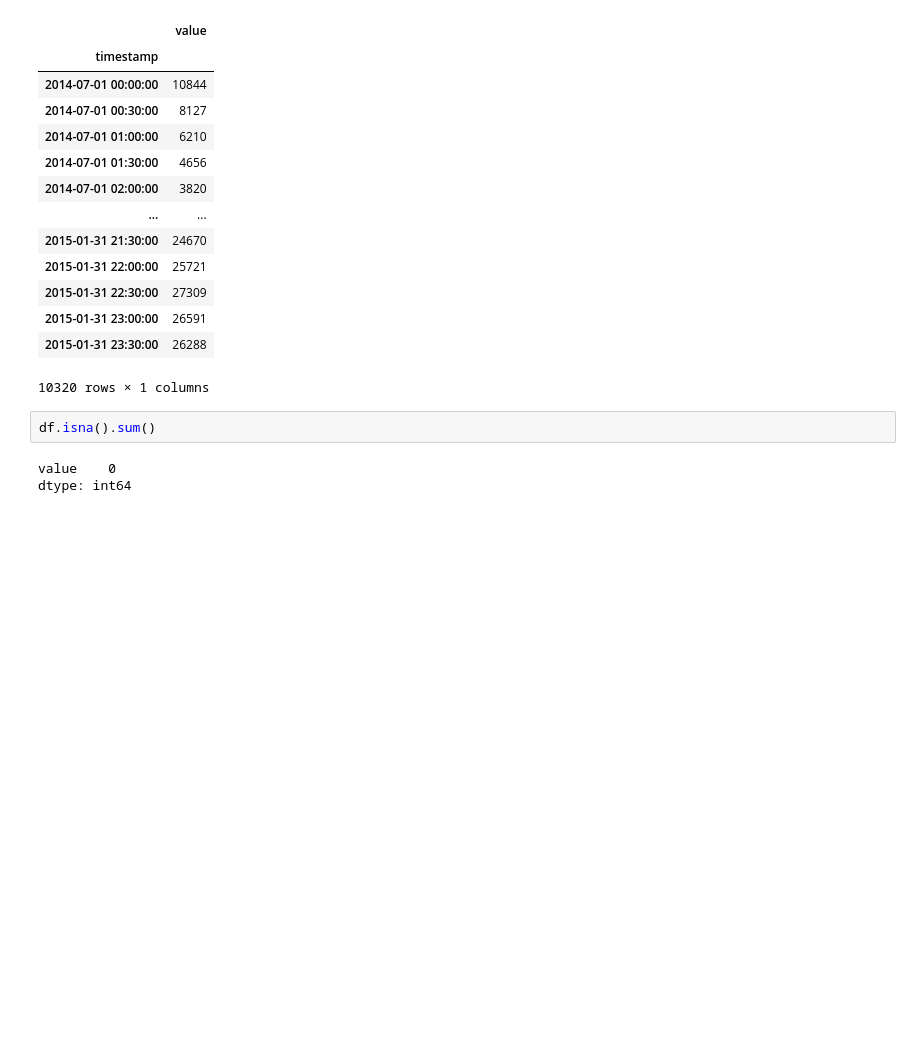
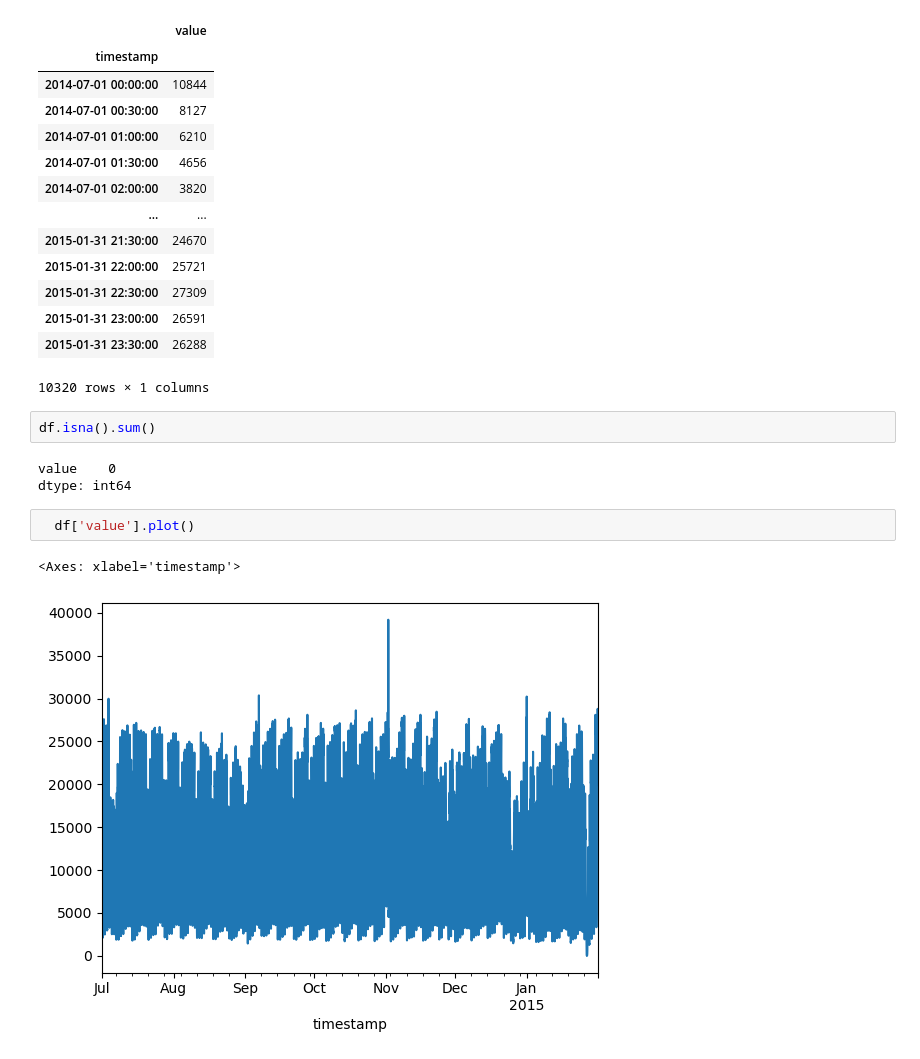
Before and after one commit to ShubhamMisar-12/NYC-Taxi-Traffic-Analysis, a Jupyter notebook: NYC Taxi Data Analysis.ipynb, the cells around one changed output. Cells and saved outputs as stored; diff of their text form; blank space fills up the shorter version.

```diff
--- a/NYC Taxi Data Analysis.ipynb
+++ b/NYC Taxi Data Analysis.ipynb
@@ -56,3 +56,8 @@ df.isna().sum()
 # %% [output]
 value    0
 dtype: int64
+# %%
+  df['value'].plot()
+# %% [output]
+<Axes: xlabel='timestamp'>
+[figure, added]
```
